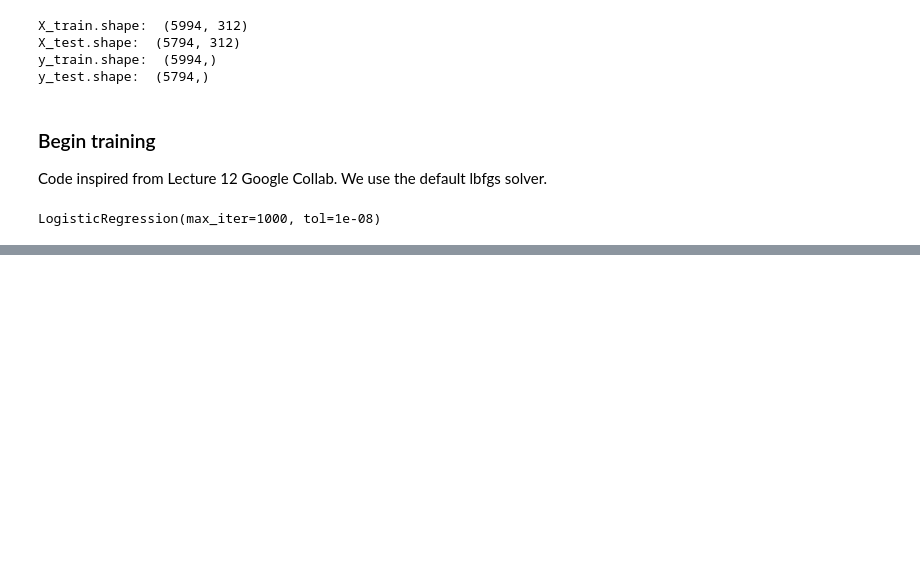
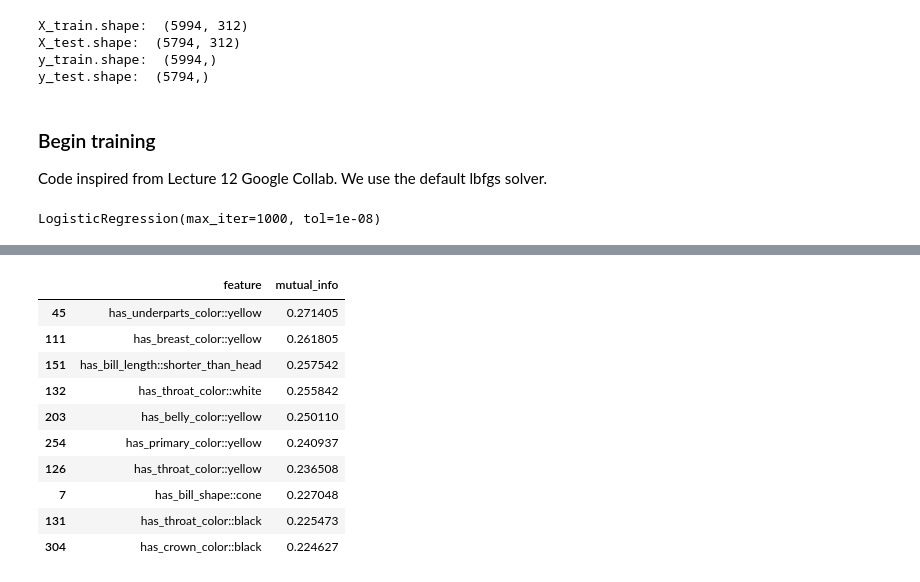
Before and after one commit to Flamingsides/f20dl-coursework-1, a Jupyter notebook: notebooks/logistic_regression.ipynb, the cells around one changed output, grey strips where cells are left out. Saved outputs shown, nothing was run; the diff lists cells and outputs as text; code cells hidden in the pictures; blank space fills up the shorter version.

```diff
--- a/notebooks/logistic_regression.ipynb
+++ b/notebooks/logistic_regression.ipynb
@@ -116,0 +187,25 @@ Model accuracy: 47.4284%
+# %%
+from sklearn.feature_selection import mutual_info_classif, chi2
+
+mutual_info = mutual_info_classif(X, y)
+chi2_stats, p_vals = chi2(X, y)
+
+# Map feature columns' names to respective mutual info rating
+zipped = list(zip(feature_cols, mutual_info))
+mutual_info_per_col = pd.DataFrame(zipped, columns=["feature", "mutual_info"])
+
+mutual_info_per_col = mutual_info_per_col.sort_values(axis=0, by=["mutual_info"], key=lambda x: -abs(x))
+
+mutual_info_per_col.head(10)
+# %% [output]
+|  | feature | mutual_info |
+| 45 | has_underparts_color::yellow | 0.271405 |
+| 111 | has_breast_color::yellow | 0.261805 |
+| 151 | has_bill_length::shorter_than_head | 0.257542 |
+| 132 | has_throat_color::white | 0.255842 |
+| 203 | has_belly_color::yellow | 0.250110 |
+| 254 | has_primary_color::yellow | 0.240937 |
+| 126 | has_throat_color::yellow | 0.236508 |
+| 7 | has_bill_shape::cone | 0.227048 |
+| 131 | has_throat_color::black | 0.225473 |
+| 304 | has_crown_color::black | 0.224627 |
```
Also changed, not shown: parts of 8 cells of this notebook.
